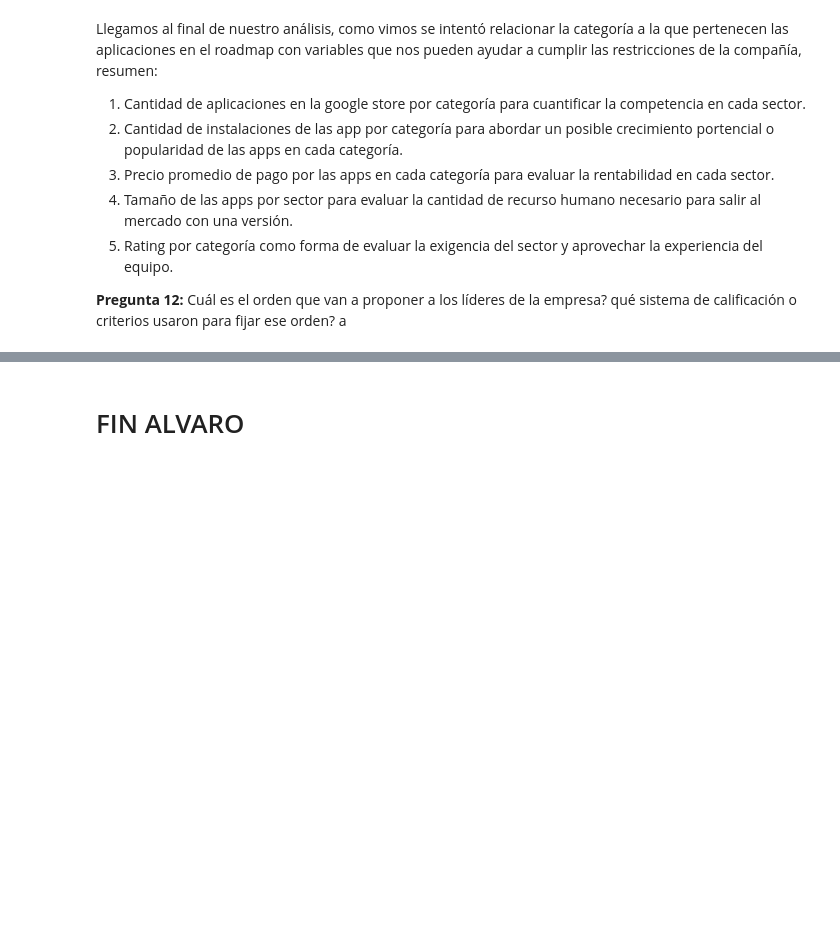
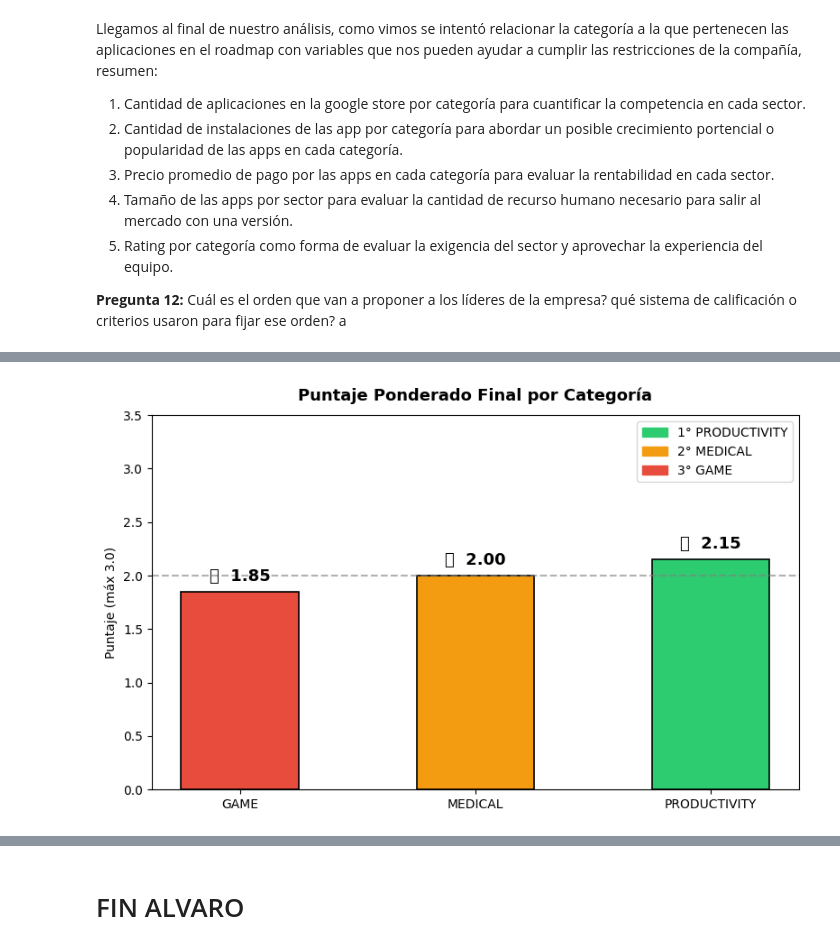
Before and after one commit to ChrisJavier/UIDE_3-WorkGroupProyectsVisu, a Jupyter notebook: Week1/src/VADDC_CP_W1_E4.ipynb, the cells around one changed output, grey strips where cells are left out. Drawn from its saved outputs; the diff is of its cells as text; code cells hidden in the pictures; blank space fills up the shorter version.

```diff
--- a/Week1/src/VADDC_CP_W1_E4.ipynb
+++ b/Week1/src/VADDC_CP_W1_E4.ipynb
@@ -1074,3 +1074,100 @@ Llegamos al final de nuestro análisis, como vimos se intentó relacionar la cat
 5. Rating por categoría como forma de evaluar la exigencia del sector y aprovechar la experiencia del equipo.
 
 **Pregunta 12:** Cuál es el orden que van a proponer a los líderes de la empresa? qué sistema de calificación o criterios usaron para fijar ese orden? a
+# %%
+##### PREGUNTA 12 — Matriz de Decisión Ponderada #######################
+import numpy as np
+import matplotlib.patches as mpatches
+
+# ── 1. Datos reales del dataset ───────────────────────────────────────
+categorias = ['GAME', 'MEDICAL', 'PRODUCTIVITY']
+
+num_apps   = data['Category'].value_counts()[categorias]
+installs   = data.groupby('Category')['Installs'].sum()[categorias]
+precio     = data[data.Type == 'Paid'].groupby('Category')['Price'].mean()[categorias]
+tamanio    = data.groupby('Category')['Size'].mean()[categorias]
+rating_std = data.groupby('Category')['Rating'].std()[categorias]
+
+print("📊 Métricas reales por categoría:")
+resumen = pd.DataFrame({
+    'N° Apps'         : num_apps,
+    'Installs Totales': installs.map(lambda x: f"{x:,.0f}"),
+    'Precio Prom ($)' : precio.round(2),
+    'Tamaño Prom (KB)': tamanio.round(0),
+    'Rating Std'      : rating_std.round(3),
+})
+print(resumen)
+
+# ── 2. Funciones de ranking claras ────────────────────────────────────
+def rankear_asc(serie):
+    """El valor MÁS PEQUEÑO recibe 3 (mejor para la empresa)"""
+    return serie.rank(ascending=True).astype(int).map({1:3, 2:2, 3:1})
+
+def rankear_desc(serie):
+    """El valor MÁS GRANDE recibe 3 (mejor para la empresa)"""
+    return serie.rank(ascending=True).astype(int)
+
+# ── 3. Scores por criterio (3 = más favorable) ───────────────────────
+scores = pd.DataFrame(index=categorias)
+scores['Competencia\n(menos apps)']      = rankear_asc(num_apps)    # menos apps = mejor
+scores['Instalaciones\n(potencial)']     = rankear_desc(installs)   # más installs = mejor
+scores['Rentabilidad\n(precio prom.)']   = rankear_desc(precio)     # precio más alto = mejor
+scores['Tamaño app\n(facilidad dev.)']   = rankear_asc(tamanio)     # app más liviana = mejor
+scores['Exigencia sector\n(std rating)'] = rankear_asc(rating_std)  # menor std = mejor
+
+print("\n📋 Scores por criterio:")
+print(scores)
+
+# ── 4. Pesos ──────────────────────────────────────────────────────────
+pesos = {
+    'Competencia\n(menos apps)'     : 0.15,
+    'Instalaciones\n(potencial)'    : 0.20,
+    'Rentabilidad\n(precio prom.)'  : 0.15,
+    'Tamaño app\n(facilidad dev.)'  : 0.35,
+    'Exigencia sector\n(std rating)': 0.15,
+}
+
+# ── 5. Puntaje final ──────────────────────────────────────────────────
+puntaje_final = pd.Series({
+    cat: sum(scores.loc[cat, crit] * peso for crit, peso in pesos.items())
+    for cat in categorias
+}).round(3)
+
+orden    = puntaje_final.sort_values(ascending=False)
+medallas = ['🥇', '🥈', '🥉']
+
+print("\n🏆 ORDEN RECOMENDADO A LOS LÍDERES:")
+for i, (cat, pts) in enumerate(orden.items()):
+    print(f"  {medallas[i]} {i+1}° {cat}  →  {pts:.2f} pts")
+
+# ── 6. Visualización ──────────────────────────────────────────────────
+fig, ax = plt.subplots(figsize=(8, 5))
+ax.set_title('Puntaje Ponderado Final por Categoría', fontsize=13, fontweight='bold', pad=12)
+
+colores = ['#2ecc71' if cat == orden.index[0]
+           else '#f39c12' if cat == orden.index[1]
+           else '#e74c3c' for cat in categorias]
+
+bars = ax.bar(categorias, puntaje_final[categorias],
+              color=colores, edgecolor='black', linewidth=1.2, width=0.5)
+ax.set_ylim(0, 3.5)
+ax.set_ylabel('Puntaje (máx 3.0)', fontsize=10)
+ax.axhline(y=2.0, color='gray', linestyle='--', alpha=0.6, label='Umbral mínimo (2.0)')
+
+for bar, cat in zip(bars, categorias):
+    pts = puntaje_final[cat]
+    pos = list(orden.index).index(cat)
+    ax.text(bar.get_x() + bar.get_width()/2, pts + 0.07,
+            f'{medallas[pos]}  {pts:.2f}',
+            ha='center', va='bottom', fontsize=13, fontweight='bold')
+
+leyenda = [mpatches.Patch(color='#2ecc71', label=f'1° {orden.index[0]}'),
+           mpatches.Patch(color='#f39c12', label=f'2° {orden.index[1]}'),
+           mpatches.Patch(color='#e74c3c', label=f'3° {orden.index[2]}')]
+ax.legend(handles=leyenda, loc='upper right', fontsize=10)
+
+plt.tight_layout()
+plt.show()
+plt.tight_layout()
+plt.show()
+# %% [output]
@@ -1076,0 +1191 @@ Llegamos al final de nuestro análisis, como vimos se intentó relacionar la cat
+[figure, added]
```
Also changed, not shown: parts of 5 cells of this notebook.
